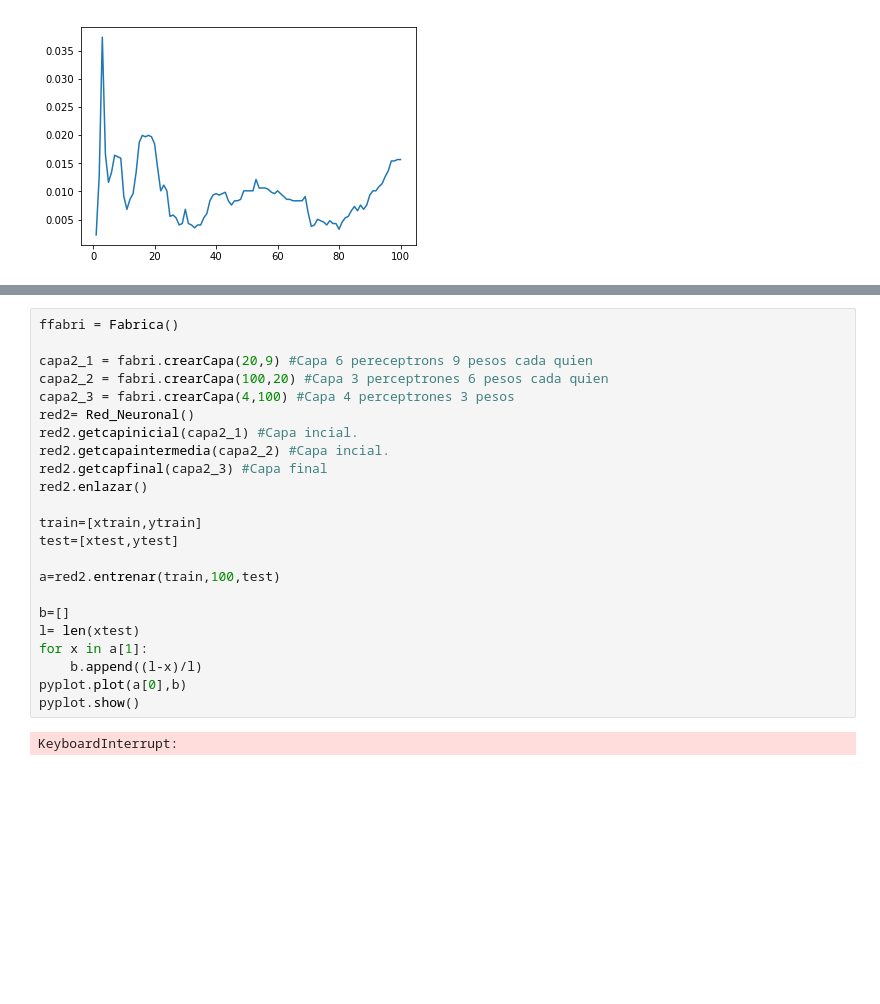
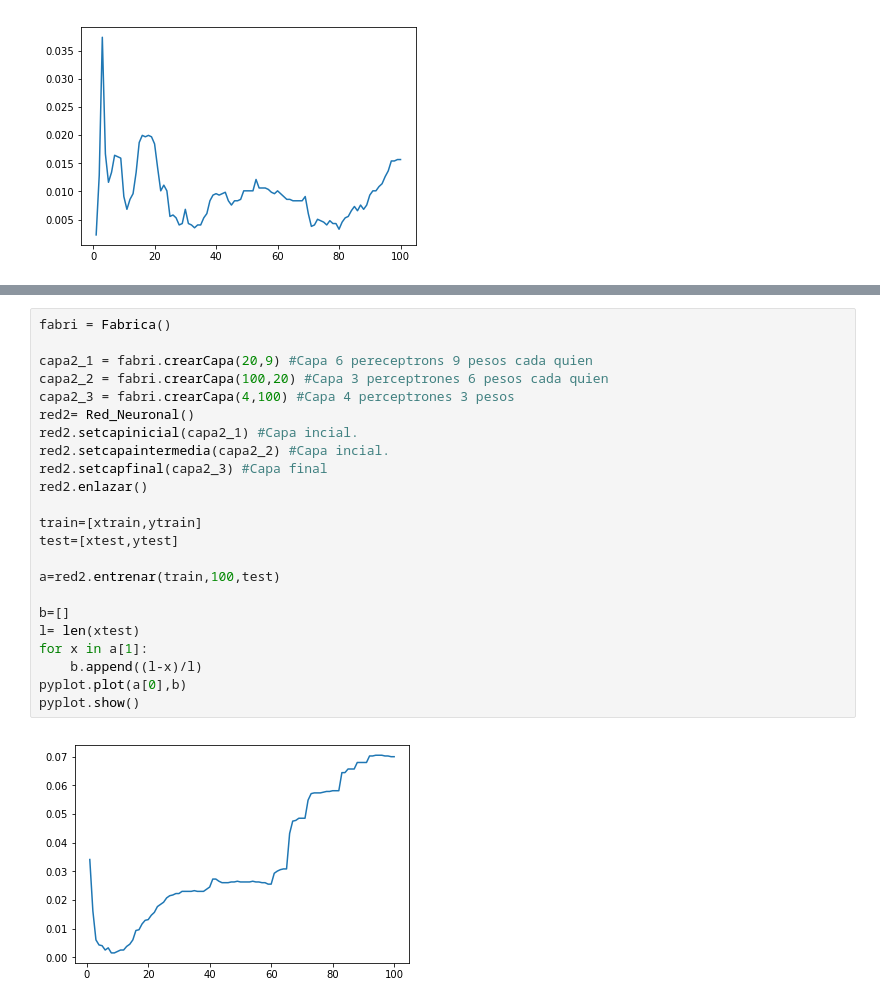
Before and after one commit to mcaballeroguillen/Redes_Neuronales, a Jupyter notebook: Red_Neuronal_1.ipynb, the cells around one changed output, grey strips where cells are left out. Cells and saved outputs as stored; diff of their text form; blank space fills up the shorter version.

Commit message:
pruebas finales

```diff
--- a/Red_Neuronal_1.ipynb
+++ b/Red_Neuronal_1.ipynb
@@ -789,27 +789,27 @@ pyplot.show()
 # %% [output]
 [figure]
 # %%
-ffabri = Fabrica()
+fabri = Fabrica()
 
 capa2_1 = fabri.crearCapa(20,9) #Capa 6 pereceptrons 9 pesos cada quien
 capa2_2 = fabri.crearCapa(100,20) #Capa 3 perceptrones 6 pesos cada quien
 capa2_3 = fabri.crearCapa(4,100) #Capa 4 perceptrones 3 pesos
 red2= Red_Neuronal()
-red2.getcapinicial(capa2_1) #Capa incial.
-red2.getcapaintermedia(capa2_2) #Capa incial.
-red2.getcapfinal(capa2_3) #Capa final
+red2.setcapinicial(capa2_1) #Capa incial.
+red2.setcapaintermedia(capa2_2) #Capa incial.
+red2.setcapfinal(capa2_3) #Capa final
 red2.enlazar()
 
 train=[xtrain,ytrain]
 test=[xtest,ytest]
 
 a=red2.entrenar(train,100,test)
 
 b=[]
 l= len(xtest)
 for x in a[1]:
     b.append((l-x)/l)
 pyplot.plot(a[0],b)
 pyplot.show()
 # %% [output]
-KeyboardInterrupt:
+[figure, added]
```
Also changed, not shown: parts of 8 cells of this notebook.
